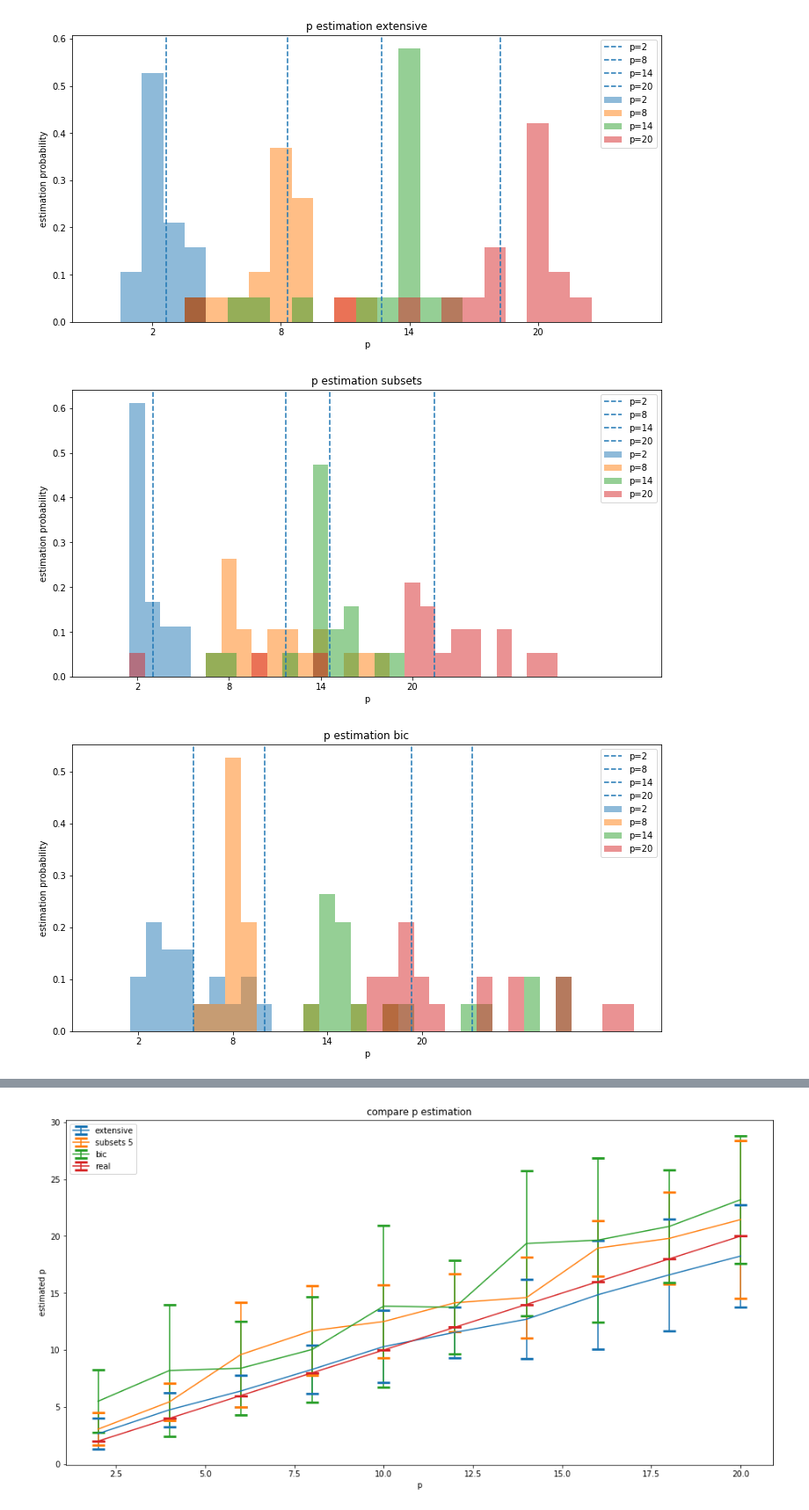
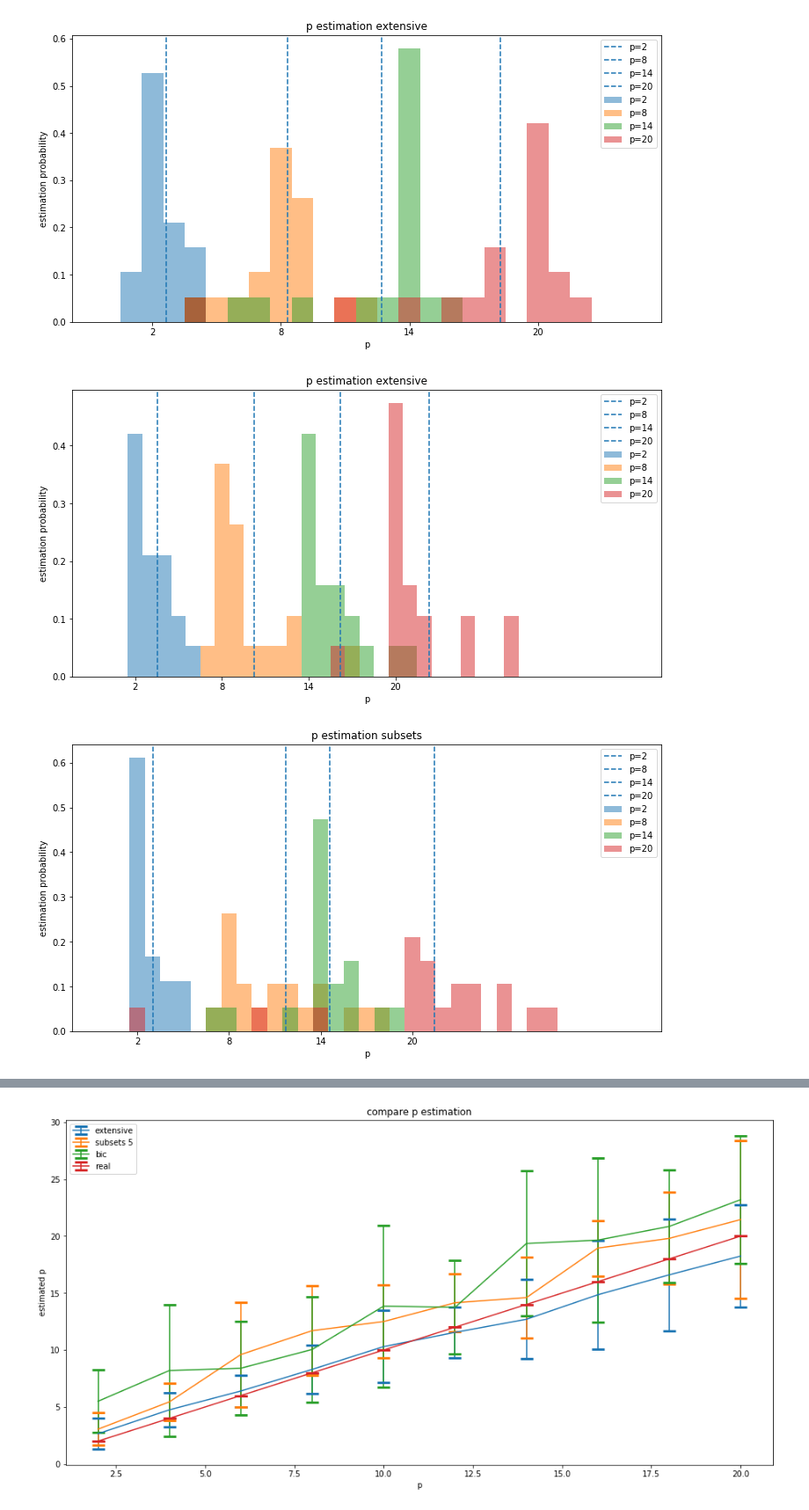
Before and after one commit to danthe96/CIoTS, a Jupyter notebook: visualize_iterations.ipynb, the cells around one changed output, grey strips where cells are left out. Shown at 88% size. Drawn from its saved outputs; the diff is of its cells as text; code cells hidden in the pictures.

```diff
--- a/visualize_iterations.ipynb
+++ b/visualize_iterations.ipynb
@@ -72,13 +72,14 @@ def plot_p_estimation(results, method, title='p estimation', p_values=[4, 8, 12,
 # %%
 results = pd.read_csv('results/iterations/result.csv')
 comp_results = pd.read_csv('results/iterations/comp_result.csv')
 p_values=[2, 8, 14, 20]
 plot_p_estimation(select_best(results, 'incremental'), 'incremental', p_values=p_values)
 plot_p_estimation(select_best(results, 'extensive', patiency=1), 'extensive', p_values=p_values)
+plot_p_estimation(select_best(results, 'extensive', patiency=3), 'extensive', p_values=p_values)
 plot_p_estimation(select_best(results, 'subsets', patiency=5), 'subsets', p_values=p_values)
 plot_p_estimation(comp_results, 'bic', p_values=p_values)
 # %% [output]
 [figure]
 [figure]
-[figure, old version]
+[figure, new version]
-[figure, old version]
+[figure, new version]
```
Also changed, not shown: parts of 1 cell of this notebook.
